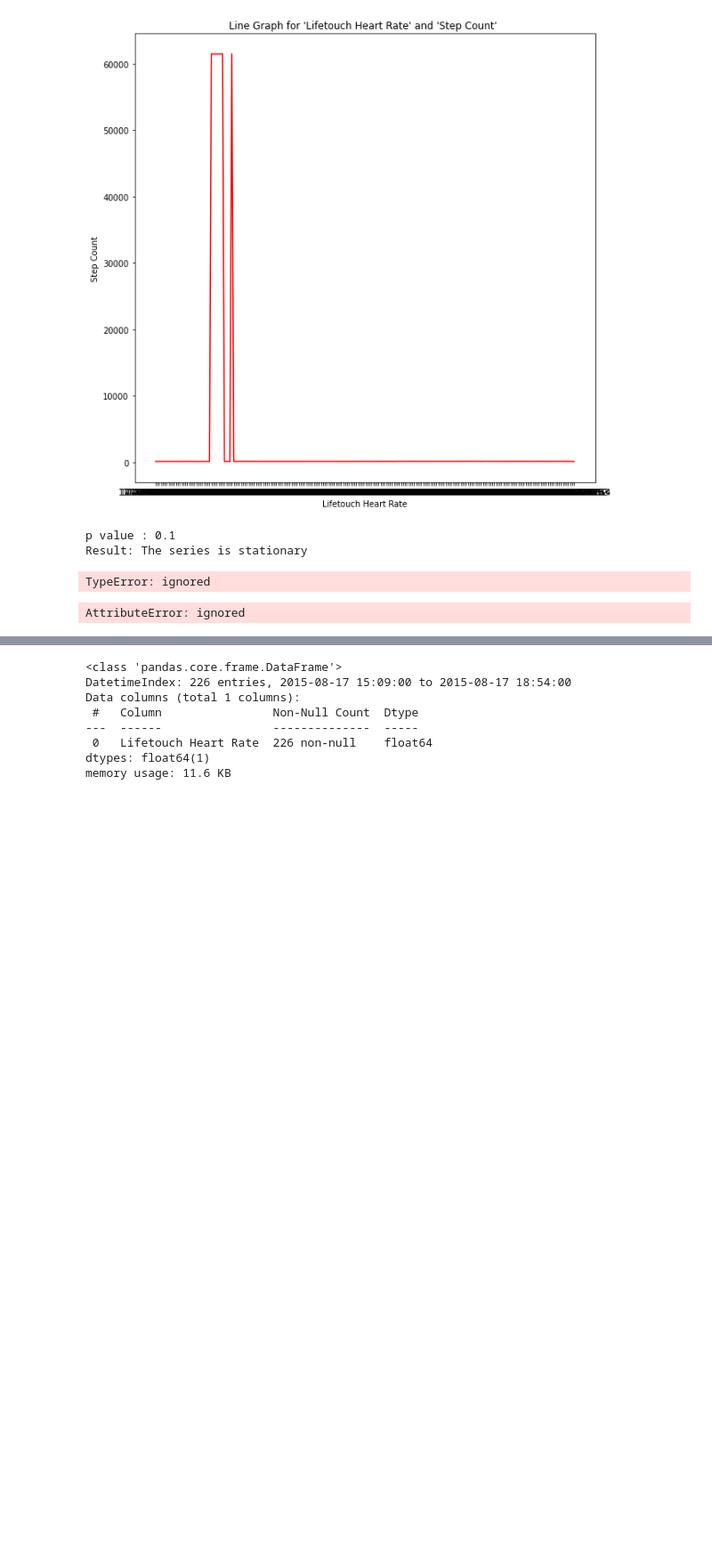
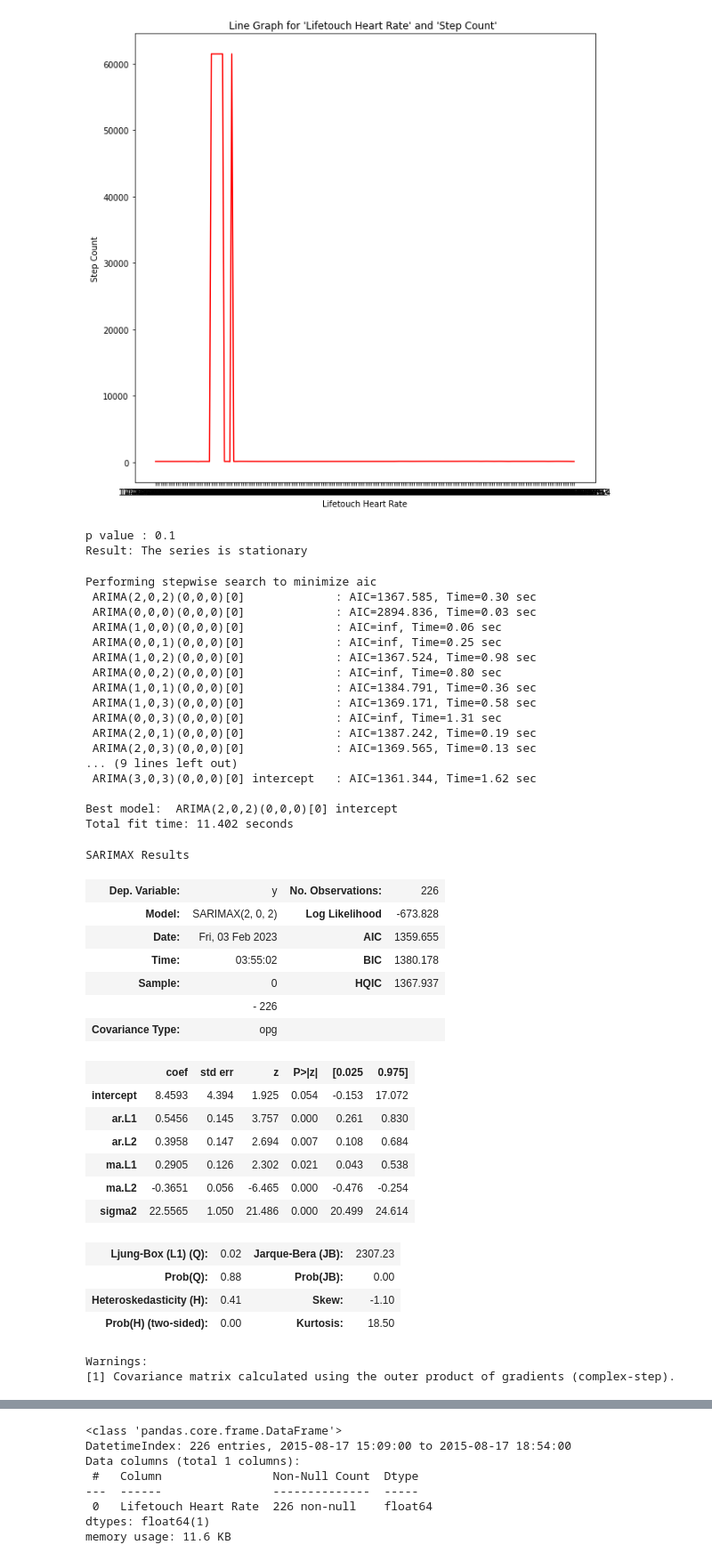
Before and after one commit to harishahamed26/PredictionOfHeartRate, a Jupyter notebook: HeartRatePrediction.ipynb, the cells around one changed output, grey strips where cells are left out. Shown at 89% size. Saved outputs shown, nothing was run; the diff lists cells and outputs as text; code cells hidden in the pictures; blank space fills up the shorter version.

```diff
--- a/HeartRatePrediction.ipynb
+++ b/HeartRatePrediction.ipynb
@@ -110,15 +125,3 @@ df_HeartRate.info()
-# %%
-df =[]
-df['Lifetouch Heart Rate'] = df_HeartRate['Lifetouch Heart Rate'].astype(np.int64)
-# %% [output]
-TypeError: ignored
-# %%
-#Determine rolling statistics
-
-df["rolling_avg"] = df_HeartRate['Lifetouch Heart Rate'].rolling(window=60).astype(int).mean() #window size 12 denotes 12 months, giving rolling mean at yearly level
-df["rolling_std"] = df_HeartRate['Lifetouch Heart Rate'].rolling(window=60).std()
-# %% [output]
-AttributeError: ignored
 # %%
 # Convert the month column to a datetime object
 df_HeartRate['Timestamp (GMT)'] = pd.to_datetime(df_HeartRate['Timestamp (GMT)'])
@@ -127,0 +133,48 @@ df_HeartRate.set_index('Timestamp (GMT)', inplace=True)
+# %%
+from pmdarima.arima import auto_arima
+
+model_fit = auto_arima(df_HeartRate['Lifetouch Heart Rate'], m=12,d=0,D=0,max_order=None,max_p=7,max_q=7,
+                       max_d=2,max_P=7,max_Q=7,max_D=2,maxiter = 100,alpha = 0.05,n_jobs = -1,seasonal=False,
+                       trace=True,error_action='ignore',  suppress_warnings=True, stepwise=True
+                       )
+
+model_fit.summary()
+# %% [output]
+Performing stepwise search to minimize aic
+ ARIMA(2,0,2)(0,0,0)[0]             : AIC=1367.585, Time=0.30 sec
+ ARIMA(0,0,0)(0,0,0)[0]             : AIC=2894.836, Time=0.03 sec
+ ARIMA(1,0,0)(0,0,0)[0]             : AIC=inf, Time=0.06 sec
+ ARIMA(0,0,1)(0,0,0)[0]             : AIC=inf, Time=0.25 sec
+ ARIMA(1,0,2)(0,0,0)[0]             : AIC=1367.524, Time=0.98 sec
+ ARIMA(0,0,2)(0,0,0)[0]             : AIC=inf, Time=0.80 sec
+ ARIMA(1,0,1)(0,0,0)[0]             : AIC=1384.791, Time=0.36 sec
+ ARIMA(1,0,3)(0,0,0)[0]             : AIC=1369.171, Time=0.58 sec
+ ARIMA(0,0,3)(0,0,0)[0]             : AIC=inf, Time=1.31 sec
+ ARIMA(2,0,1)(0,0,0)[0]             : AIC=1387.242, Time=0.19 sec
+ ARIMA(2,0,3)(0,0,0)[0]             : AIC=1369.565, Time=0.13 sec
+... (9 lines left out)
+ ARIMA(3,0,3)(0,0,0)[0] intercept   : AIC=1361.344, Time=1.62 sec
+
+Best model:  ARIMA(2,0,2)(0,0,0)[0] intercept
+Total fit time: 11.402 seconds
+SARIMAX Results
+| Dep. Variable: | y | No. Observations: | 226 |
+| Model: | SARIMAX(2, 0, 2) | Log Likelihood | -673.828 |
+| Date: | Fri, 03 Feb 2023 | AIC | 1359.655 |
+| Time: | 03:55:02 | BIC | 1380.178 |
+| Sample: | 0 | HQIC | 1367.937 |
+|  | - 226 |  |  |
+| Covariance Type: | opg |  |  |
+|  | coef | std err | z | P>|z| | [0.025 | 0.975] |
+| intercept | 8.4593 | 4.394 | 1.925 | 0.054 | -0.153 | 17.072 |
+| ar.L1 | 0.5456 | 0.145 | 3.757 | 0.000 | 0.261 | 0.830 |
+| ar.L2 | 0.3958 | 0.147 | 2.694 | 0.007 | 0.108 | 0.684 |
+| ma.L1 | 0.2905 | 0.126 | 2.302 | 0.021 | 0.043 | 0.538 |
+| ma.L2 | -0.3651 | 0.056 | -6.465 | 0.000 | -0.476 | -0.254 |
+| sigma2 | 22.5565 | 1.050 | 21.486 | 0.000 | 20.499 | 24.614 |
+| Ljung-Box (L1) (Q): | 0.02 | Jarque-Bera (JB): | 2307.23 |
+| Prob(Q): | 0.88 | Prob(JB): | 0.00 |
+| Heteroskedasticity (H): | 0.41 | Skew: | -1.10 |
+| Prob(H) (two-sided): | 0.00 | Kurtosis: | 18.50 |
+Warnings:
+[1] Covariance matrix calculated using the outer product of gradients (complex-step).
```
Also changed, not shown: parts of 21 cells of this notebook.
